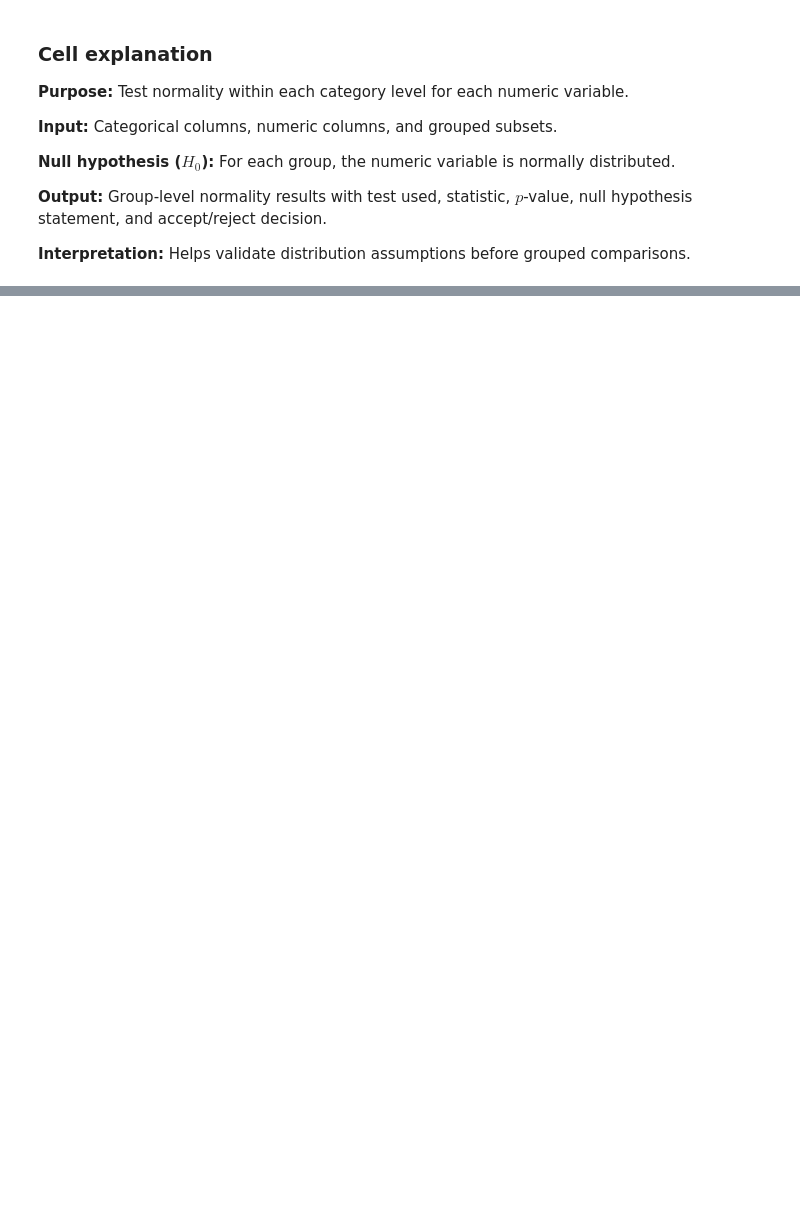
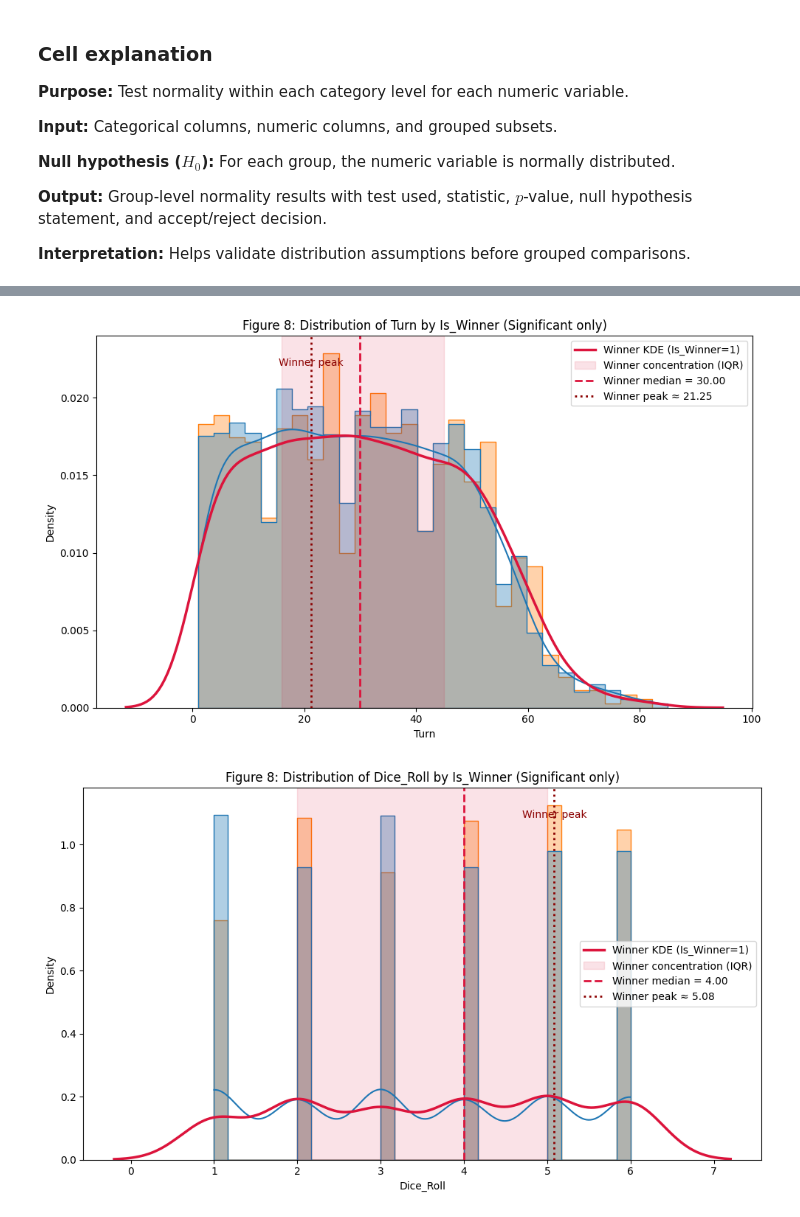
Before and after one commit to chizoalban2003-beep/Ludometrics-AI-Ethics, a Jupyter notebook: jupyter_notebooks/Ludo_EDA.ipynb, the cells around one changed output, grey strips where cells are left out. Cells and saved outputs as stored; diff of their text form; code cells hidden in the pictures; blank space fills up the shorter version.

```diff
--- a/jupyter_notebooks/Ludo_EDA.ipynb
+++ b/jupyter_notebooks/Ludo_EDA.ipynb
@@ -539,31 +625,54 @@ if not significant_vars_mwu:
     print('No statistically significant variables found at alpha=0.05; no histplot/KDE generated.')
 else:
     for num_col in significant_vars_mwu:
         plot_df = df[[group_col, num_col]].dropna()
         if plot_df.empty:
             continue
 
         # Downsample for readability and speed on large datasets
         if len(plot_df) > 5000:
             plot_df = plot_df.sample(n=5000, random_state=42)
 
         plt.figure(figsize=(10, 6))
         sns.histplot(
             data=plot_df,
             x=num_col,
             hue=group_col,
             kde=True,
             stat='density',
             common_norm=False,
             bins=30,
             alpha=0.35,
             element='step'
         )
-        plt.title(f'Figure 8: Distribution of {num_col} by {group_col} (Significant only: Histplot + KDE)')
+
+        # Emphasize concentration region for winners (Is_Winner == 1)
+        winner_vals = plot_df.loc[plot_df[group_col] == 1, num_col]
+        if len(winner_vals) > 1:
+            q1, q2, q3 = winner_vals.quantile([0.25, 0.50, 0.75])
+            hist_counts, bin_edges = np.histogram(winner_vals, bins=30, density=True)
+            peak_idx = int(np.argmax(hist_counts))
+            peak_x = (bin_edges[peak_idx] + bin_edges[peak_idx + 1]) / 2
+
+            # Winner-focused KDE and concentration markers
+            sns.kdeplot(winner_vals, color='crimson', linewidth=2.5, label='Winner KDE (Is_Winner=1)')
+            plt.axvspan(q1, q3, color='crimson', alpha=0.12, label='Winner concentration (IQR)')
+            plt.axvline(q2, color='crimson', linestyle='--', linewidth=2, label=f'Winner median = {q2:.2f}')
+            plt.axvline(peak_x, color='darkred', linestyle=':', linewidth=2, label=f'Winner peak ≈ {peak_x:.2f}')
+
+            ymax = plt.ylim()[1]
+            plt.text(peak_x, ymax * 0.92, 'Winner peak', color='darkred', ha='center')
+
+        plt.title(f'Figure 8: Distribution of {num_col} by {group_col} (Significant only)')
+        plt.xlabel(num_col)
+        plt.ylabel('Density')
+        plt.legend(loc='best')
         plt.tight_layout()
         plt.show()
 # %% [output]
 |  | grouping_variable | numeric_variable | groups_compared | null_hypothesis | alpha | u_value | p_value | ... |
 | 0 | Is_Winner | Turn | 0 vs 1 | Both winner-status groups have eq... | 0.05 | 9334426.0 | 4.614687e-02 | ... |
 | 1 | Is_Winner | Dice_Roll | 0 vs 1 | Both winner-status groups have eq... | 0.05 | 8842798.0 | 2.483258e-09 | ... |
 | 2 | Is_Winner | Position | 0 vs 1 | Both winner-status groups have eq... | 0.05 | 8610713.5 | 1.215083e-14 | ... |
+[figure, added]
+[figure, added]
```
Also changed, not shown: parts of 7 cells of this notebook.
